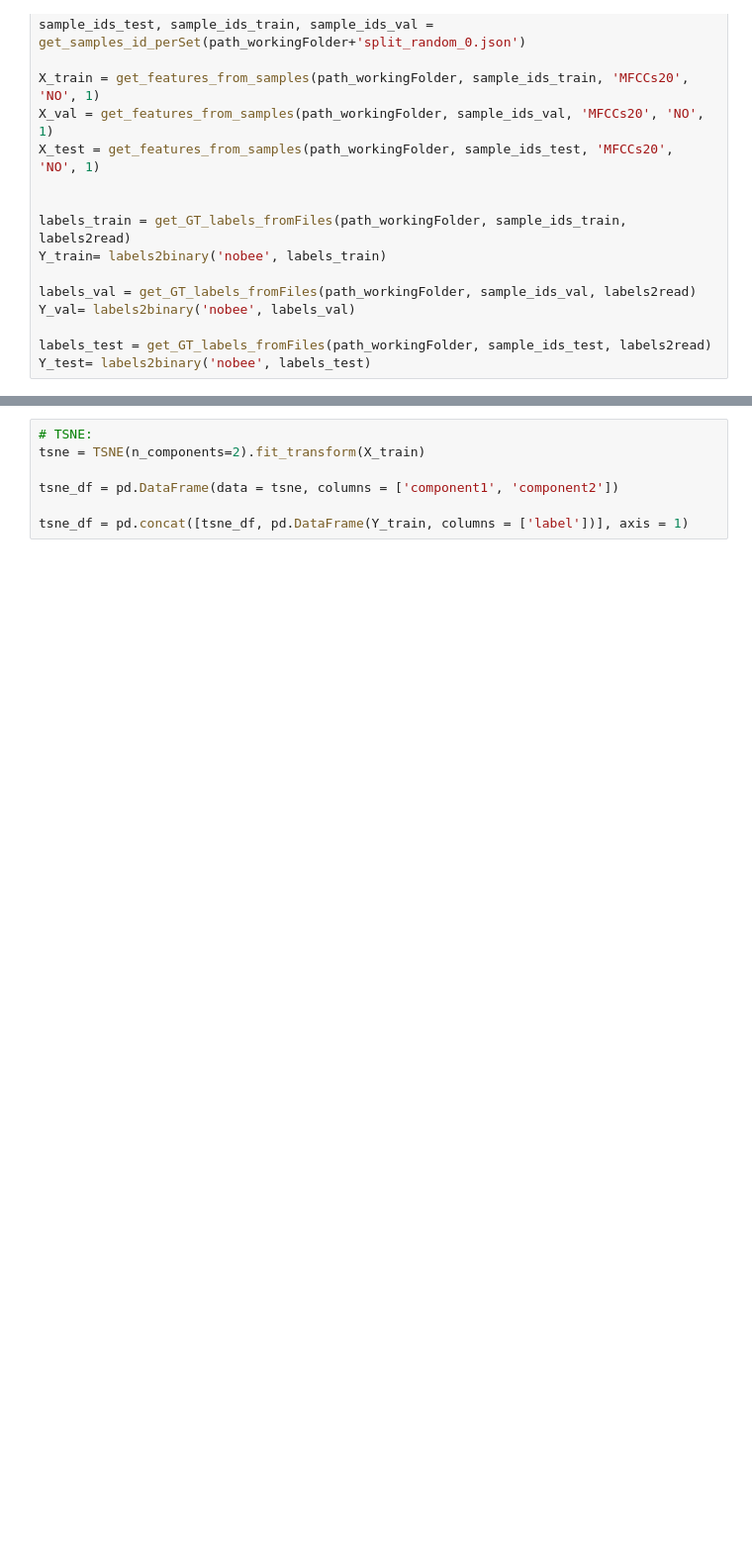
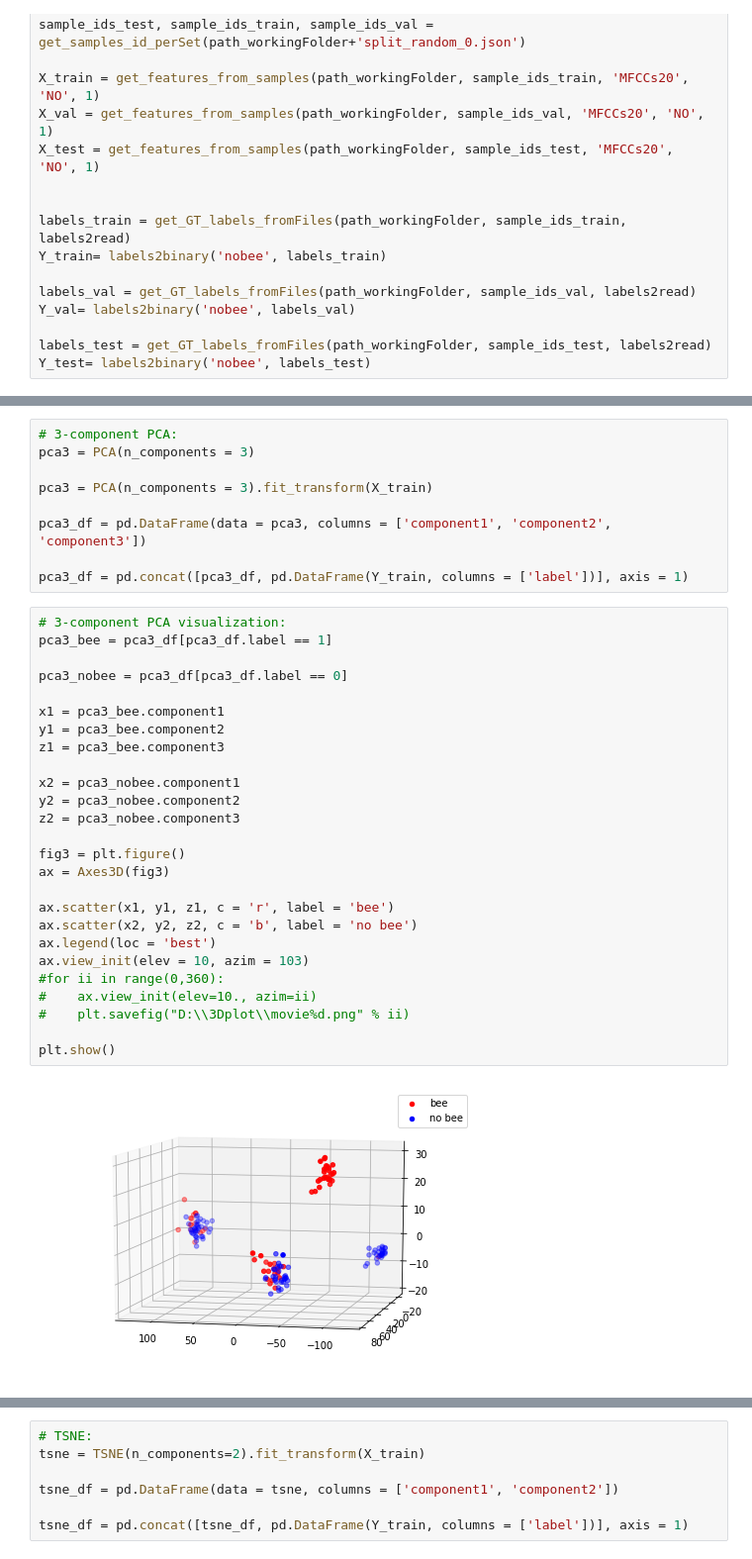
Before and after one commit to AnnieCRY/DS5230-project, a Jupyter notebook: EDA.ipynb, the cells around one changed output, grey strips where cells are left out. Shown: that part at 99% size. Cells and saved outputs as stored; diff of their text form; blank space fills up the shorter version.

```diff
--- a/EDA.ipynb
+++ b/EDA.ipynb
@@ -87,3 +95,40 @@ ax.legend(labels)
 plt.show()
 # %% [output]
 [figure]
+# %%
+# 3-component PCA:
+pca3 = PCA(n_components = 3)
+
+pca3 = PCA(n_components = 3).fit_transform(X_train)
+
+pca3_df = pd.DataFrame(data = pca3, columns = ['component1', 'component2', 'component3'])
+
+pca3_df = pd.concat([pca3_df, pd.DataFrame(Y_train, columns = ['label'])], axis = 1)
+# %%
+# 3-component PCA visualization:
+pca3_bee = pca3_df[pca3_df.label == 1]
+
+pca3_nobee = pca3_df[pca3_df.label == 0]
+
+x1 = pca3_bee.component1
+y1 = pca3_bee.component2
+z1 = pca3_bee.component3
+
+x2 = pca3_nobee.component1
+y2 = pca3_nobee.component2
+z2 = pca3_nobee.component3
+
+fig3 = plt.figure()
+ax = Axes3D(fig3)
+
+ax.scatter(x1, y1, z1, c = 'r', label = 'bee')
+ax.scatter(x2, y2, z2, c = 'b', label = 'no bee')
+ax.legend(loc = 'best')
+ax.view_init(elev = 10, azim = 103)
+#for ii in range(0,360):
+#    ax.view_init(elev=10., azim=ii)
+#    plt.savefig("D:\\3Dplot\\movie%d.png" % ii)
+
+plt.show()
+# %% [output]
+[figure, added]
```
Also changed, not shown: parts of 7 cells of this notebook.
